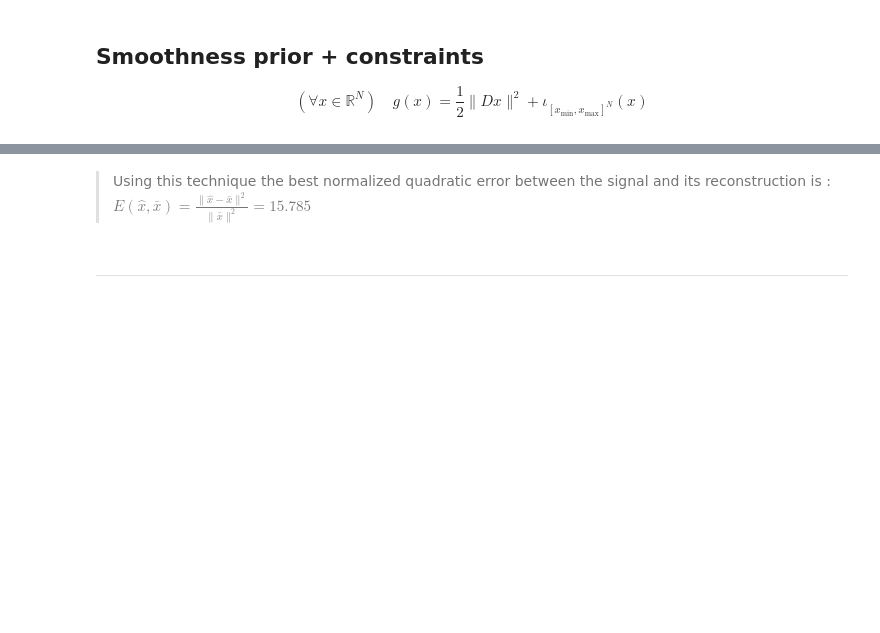
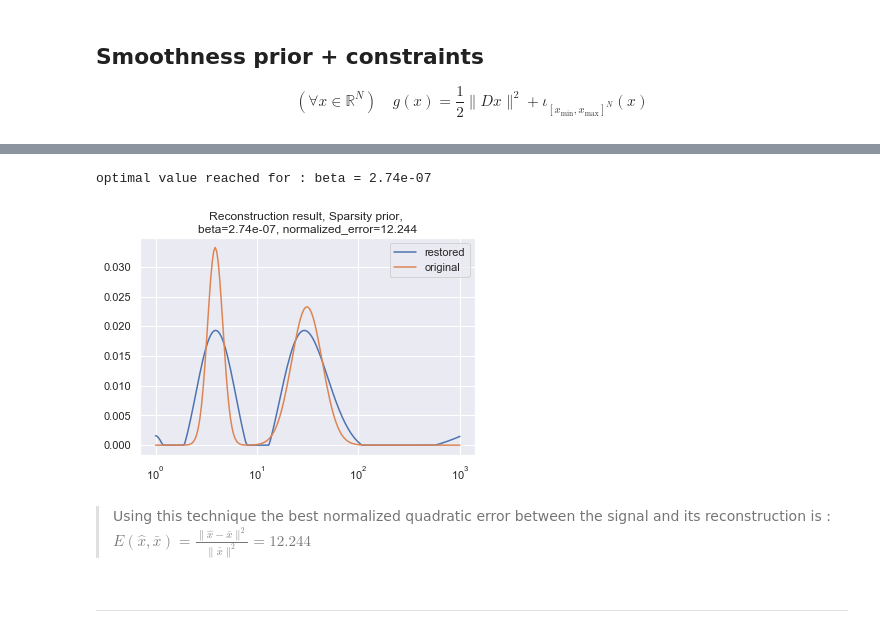
Before and after one commit to EmmanuelJhno/LabsLargeScaleDistributedOptimization, a Jupyter notebook: LSD_TPn2_1_Jehanno_Rauby.ipynb, the cells around one changed output, grey strips where cells are left out. Saved outputs shown, nothing was run; the diff lists cells and outputs as text; code cells hidden in the pictures; blank space fills up the shorter version.

```diff
--- a/LSD_TPn2_1_Jehanno_Rauby.ipynb
+++ b/LSD_TPn2_1_Jehanno_Rauby.ipynb
@@ -130,41 +188,35 @@ $$ \nabla f (x) = K^T K x - K^T y + \beta D^T D x $$
 Therefore $f$ has a Lipschitz gradient with a Lipschitz constant  $max(specter(K^T K + \beta D^TD)$
 As the other hypothesis are verified, the algortihm converges to a minimizer of $f$ in $[x_{min}, x_{max}]^{N}$
 # %%
-# choose beta
-beta = 1e-2
-nu = np.max(abs(np.linalg.eigvals(K.T @ K + beta * D.T @ D)))
-# choose gamma in ]0, 2/nu[
-gamma = 1/nu
-delta = 2 - gamma*nu/2
-# choose lbda in [0, delta[
-lbda = delta/2#
+def proj_grad(beta, eps=1e-6, max_iter=1000):
+    nu = np.max(abs(np.linalg.eigvals(K.T @ K + beta * D.T @ D)))
+    # choose gamma in ]0, 2/nu[
+    gamma = 1/nu
+    delta = 2 - gamma*nu/2
+    # choose lbda in [0, delta[
+    lbda = delta/2#
 
-assert gamma > 0 and gamma < 2/nu
-assert lbda >=0 and lbda < delta
-
-def proj_grad(gamma, lbda, beta, max_iter=1000):
     itr = 0
     x_min = np.min(x)
     x_max = np.max(x)
-    x_n = best_x_rec #np.random.rand(x.shape[0],x.shape[1])
+    x_n = x_rec_smooth #np.random.rand(x.shape[0],x.shape[1])
     convergence = False
     while itr < max_iter and not convergence:
         w_n = x_n - gamma * beta * D.T @ D @ x_n
         x_n1 = x_n + lbda * (np.clip(w_n, a_min=x_min, a_max=x_max) - x_n)
-        error = np.linalg.norm(x_n1-x_n)/np.linalg.norm(x_n)
-        convergence = error <= 1e-6
+        error = np.linalg.norm(x_n1-x_n, ord=2)/np.linalg.norm(x_n, ord=2)
+        convergence = error < eps
         x_n = x_n1
         itr+=1
 
-    print('It took {} iterations to converge.'.format(itr))
-
     return x_n, error
 
-x_rec, error = proj_grad(gamma, lbda, beta, max_iter=1000)
-rec_error = np.linalg.norm(x-x_rec)/np.linalg.norm(x)
+beta=1e-2
+x_rec_proj, error = proj_grad(beta, eps=1e-6, max_iter=1000)
+rec_error = np.linalg.norm(x-x_rec_proj, ord=2)/np.linalg.norm(x, ord=2)
 fg, ax = plt.subplots(1,1)
 ax.set_xscale('log')
-ax.plot(T_n_exp, x_rec, label='restored')
+ax.plot(T_n_exp, x_rec_proj, label='restored')
 ax.plot(T_n_exp, x, label='original')
 ax.legend()
 ax.set_title('Reconstruction result, Projected Gradient, \nbeta={0}, normalized_error={1:.3f}'.format(beta,
@@ -175,6 +226,12 @@ Text(0.5, 1.0, 'Reconstruction result, Projected Gradient, \nbeta=0.01, normaliz
 [figure]
+# %%
+function = lambda beta: proj_grad(beta, eps=1e-6, max_iter=10000)
+golden_section_search(function, x, beta_range=[-10,-1], tol=1e-8, it_max=1000)
+# %% [output]
+optimal value reached for : beta = 2.74e-07
+[figure, added]
 # %% [markdown]
-> Using this technique the best normalized quadratic error between the signal and its reconstruction is : $E(\widehat{x}, \bar{x})=\frac{\|\widehat{x}-\bar{x}\|^{2}}{\|\bar{x}\|^{2}} = 15.785$
+> Using this technique the best normalized quadratic error between the signal and its reconstruction is : $E(\widehat{x}, \bar{x})=\frac{\|\widehat{x}-\bar{x}\|^{2}}{\|\bar{x}\|^{2}} = 12.244$
 # %% [markdown]
 ---
 # %% [markdown]
```
Also changed, not shown: parts of 14 cells of this notebook.
